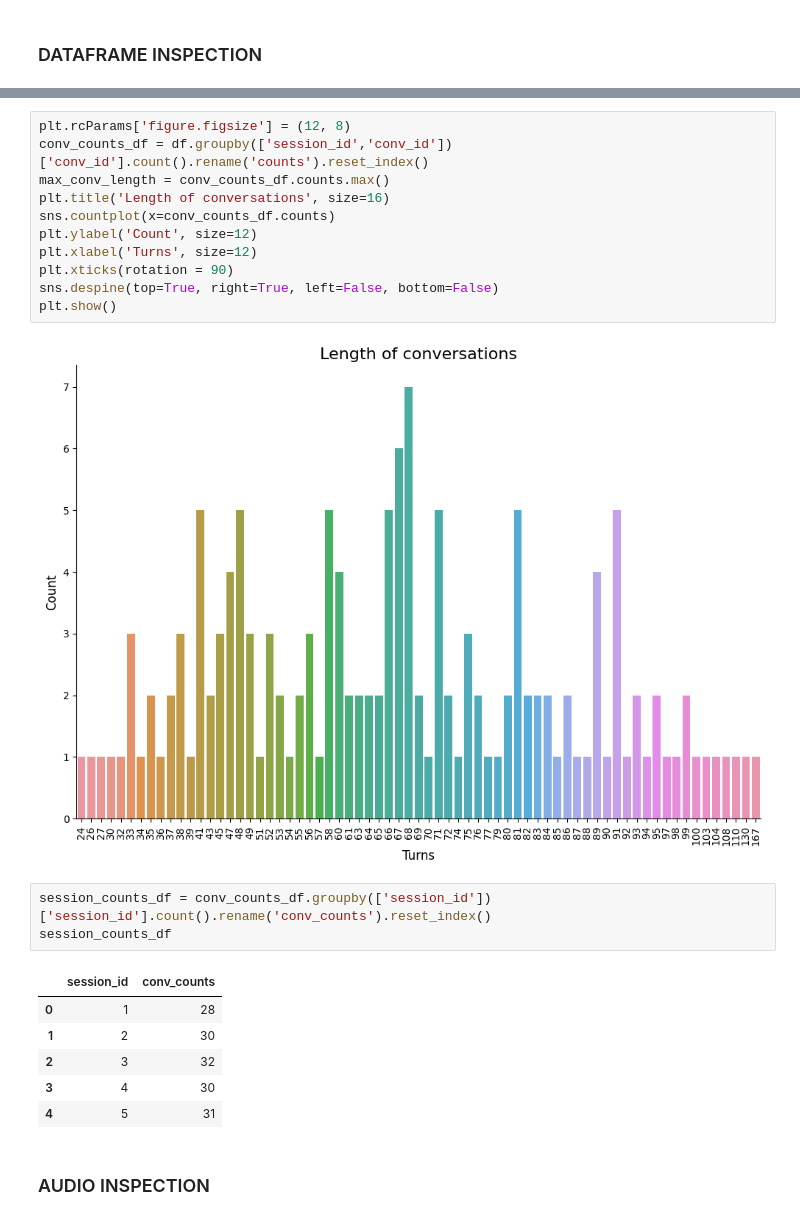
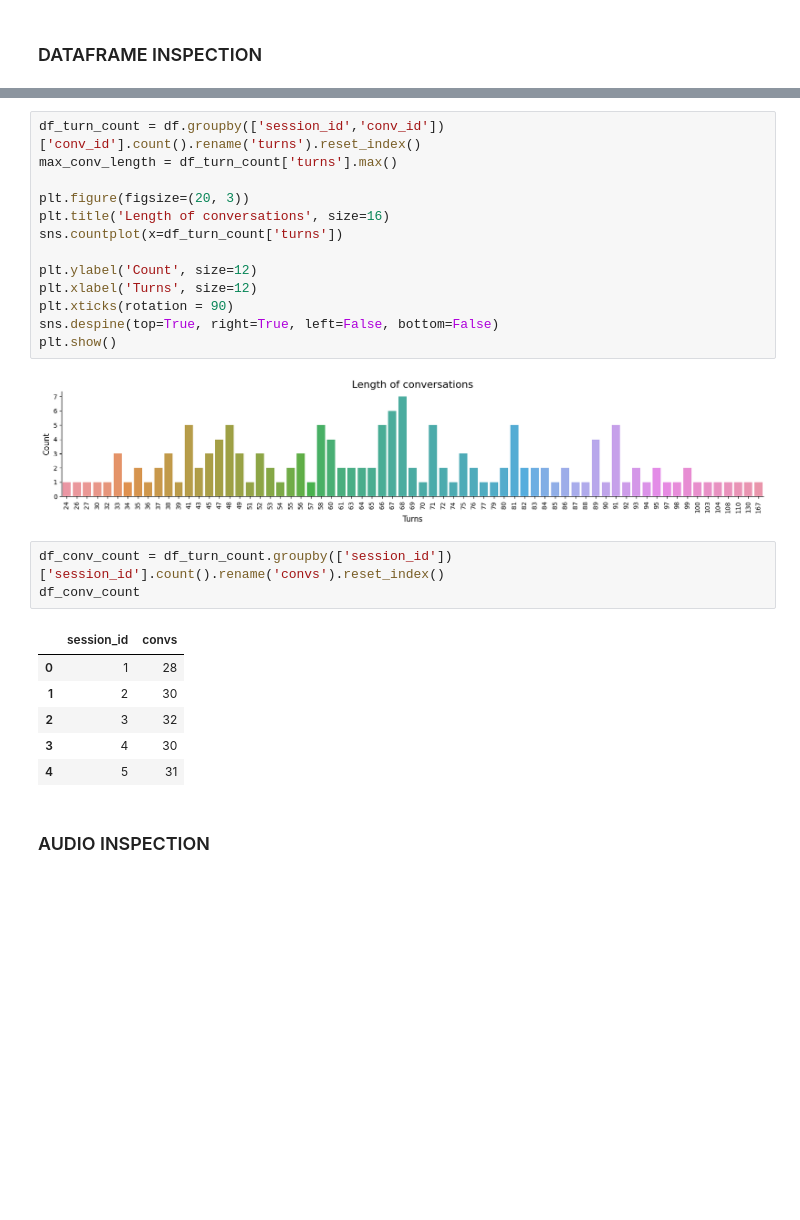
Before and after one commit to eskinderit/A-comparison-of-small-and-large-uni-multi-modal-language-models-for-sentiment-analysis-, a Jupyter notebook: ThirdMultimodalModel.ipynb, the cells around one changed output, grey strips where cells are left out. Cells and saved outputs as stored; diff of their text form; blank space fills up the shorter version.

```diff
--- a/ThirdMultimodalModel.ipynb
+++ b/ThirdMultimodalModel.ipynb
@@ -229,23 +243,25 @@ df.head()
 | 3 | 1 | 1 | 4 | Let me see them. | /content/IEMOCAP/Session1/sentenc... | fru | 2.5 | 2.0 | 2.5 | 0 | ... |
 | 4 | 1 | 1 | 5 | Is there a problem? | /content/IEMOCAP/Session1/sentenc... | neu | 2.5 | 2.5 | 2.5 | 1 | ... |
 # %%
-plt.rcParams['figure.figsize'] = (12, 8)
-conv_counts_df = df.groupby(['session_id','conv_id'])['conv_id'].count().rename('counts').reset_index()
-max_conv_length = conv_counts_df.counts.max()
+df_turn_count = df.groupby(['session_id','conv_id'])['conv_id'].count().rename('turns').reset_index()
+max_conv_length = df_turn_count['turns'].max()
+
+plt.figure(figsize=(20, 3))
 plt.title('Length of conversations', size=16)
-sns.countplot(x=conv_counts_df.counts)
+sns.countplot(x=df_turn_count['turns'])
+
 plt.ylabel('Count', size=12)
 plt.xlabel('Turns', size=12)
 plt.xticks(rotation = 90)
 sns.despine(top=True, right=True, left=False, bottom=False)
 plt.show()
 # %% [output]
-[figure, old version]
+[figure, new version]
 # %%
-session_counts_df = conv_counts_df.groupby(['session_id'])['session_id'].count().rename('conv_counts').reset_index()
-session_counts_df
+df_conv_count = df_turn_count.groupby(['session_id'])['session_id'].count().rename('convs').reset_index()
+df_conv_count
 # %% [output]
-|  | session_id | conv_counts |
+|  | session_id | convs |
 | 0 | 1 | 28 |
 | 1 | 2 | 30 |
 | 2 | 3 | 32 |
```
Also changed, not shown: parts of 33 cells of this notebook.
